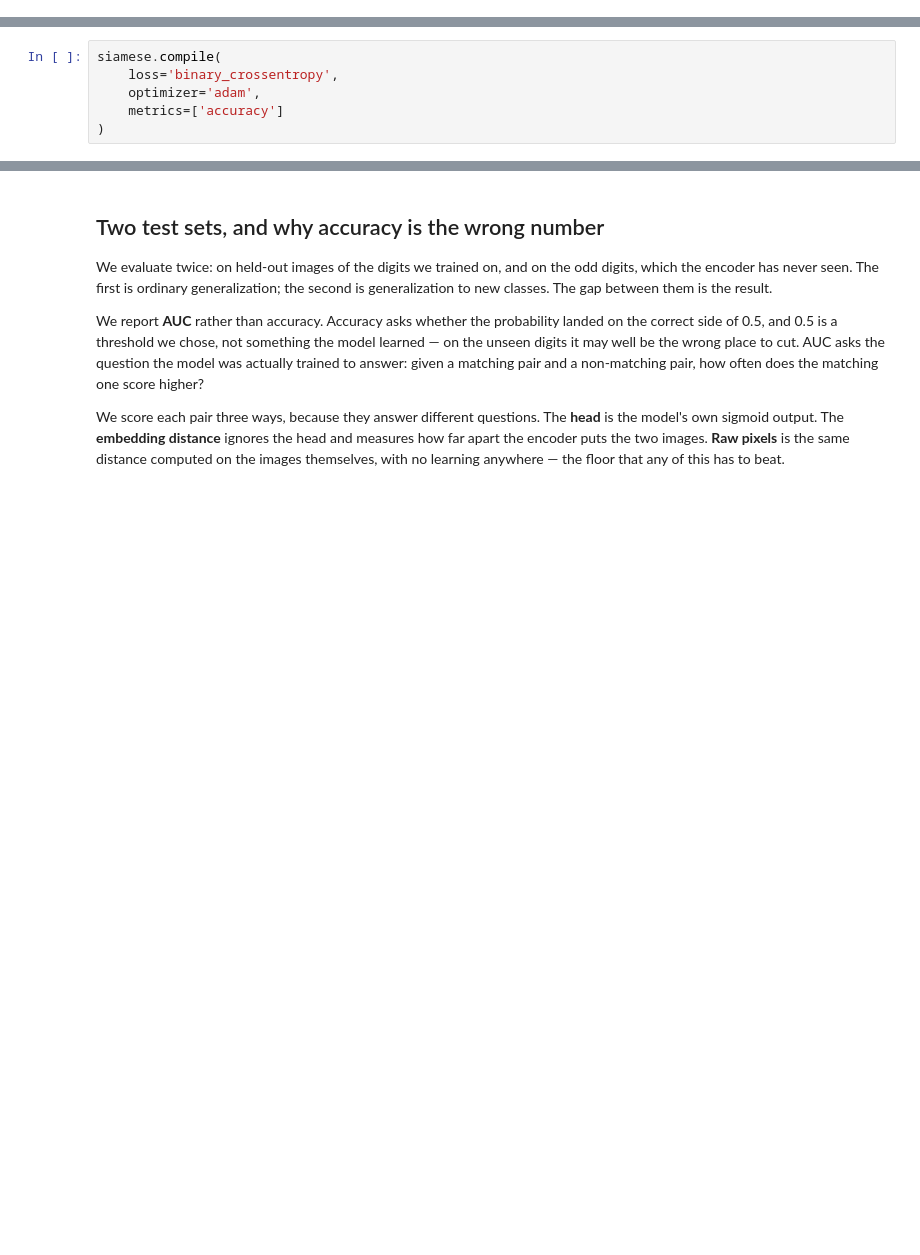
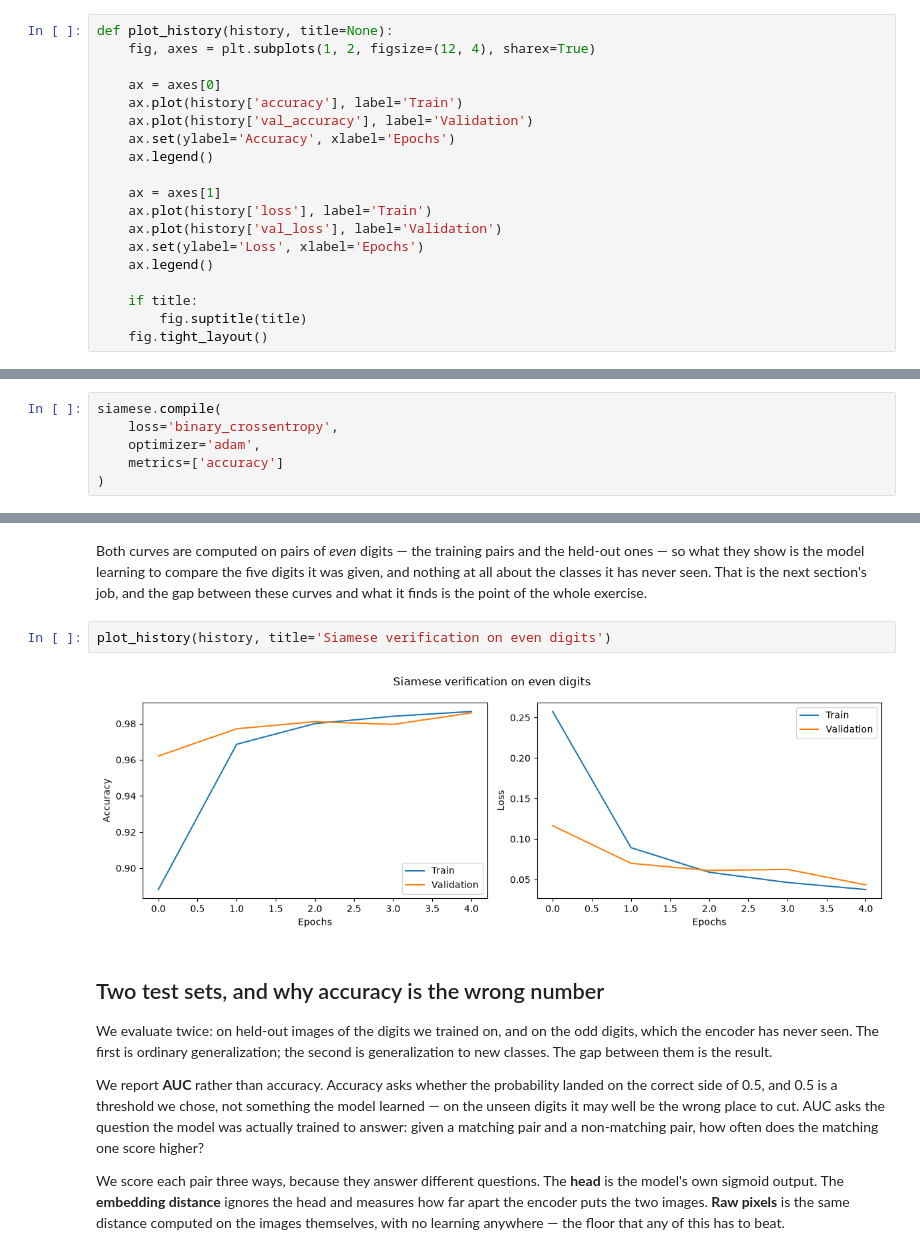
Before and after one commit to yoavram/DataSciPy, a Jupyter notebook: sessions/functional_keras.ipynb, the cells around one changed output, grey strips where cells are left out. Cells and saved outputs as stored; diff of their text form; blank space fills up the shorter version.

```diff
--- a/sessions/functional_keras.ipynb
+++ b/sessions/functional_keras.ipynb
@@ -29,6 +29,25 @@ SEED = 0
 keras.utils.set_random_seed(SEED)
 # %% [output]
 Keras: 3.15.1 backend: jax gpu
+# %%
+def plot_history(history, title=None):
+    fig, axes = plt.subplots(1, 2, figsize=(12, 4), sharex=True)
+
+    ax = axes[0]
+    ax.plot(history['accuracy'], label='Train')
+    ax.plot(history['val_accuracy'], label='Validation')
+    ax.set(ylabel='Accuracy', xlabel='Epochs')
+    ax.legend()
+
+    ax = axes[1]
+    ax.plot(history['loss'], label='Train')
+    ax.plot(history['val_loss'], label='Validation')
+    ax.set(ylabel='Loss', xlabel='Epochs')
+    ax.legend()
+
+    if title:
+        fig.suptitle(title)
+    fig.tight_layout()
 # %%
 (X_train, Y_train), (X_test, Y_test) = keras.datasets.mnist.load_data()
 nsamples, width, height = X_train.shape
@@ -358,3 +377,12 @@ Epoch 5/5
+# %% [markdown]
+Both curves are computed on pairs of *even* digits — the training pairs and the held-out ones — so what
+they show is the model learning to compare the five digits it was given, and nothing at all about the
+classes it has never seen. That is the next section's job, and the gap between these curves and what it
+finds is the point of the whole exercise.
+# %%
+plot_history(history, title='Siamese verification on even digits')
+# %% [output]
+[figure, added]
 # %% [markdown]
 ## Two test sets, and why accuracy is the wrong number
 
```
Also changed, not shown: parts of 6 cells of this notebook.
